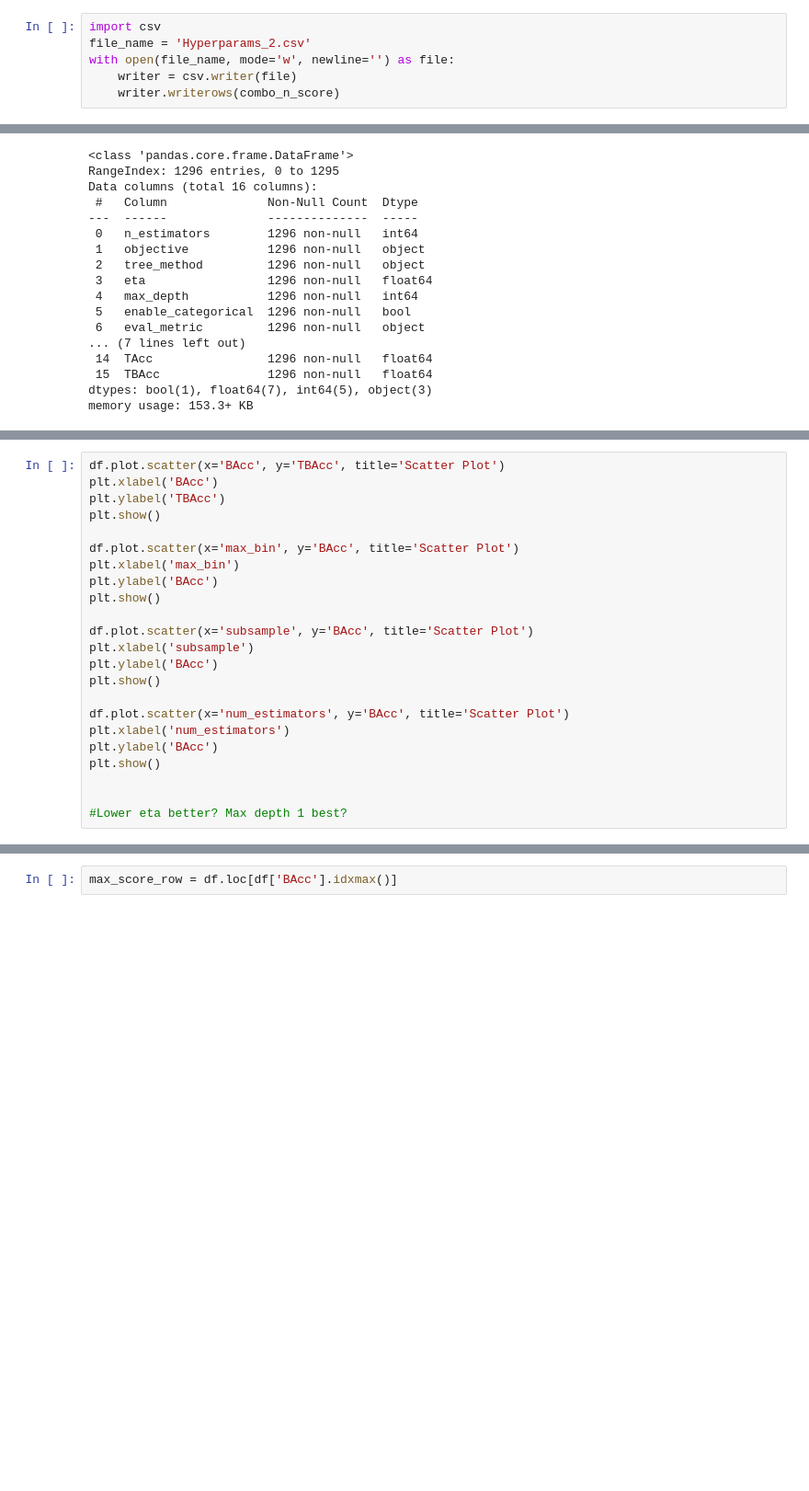
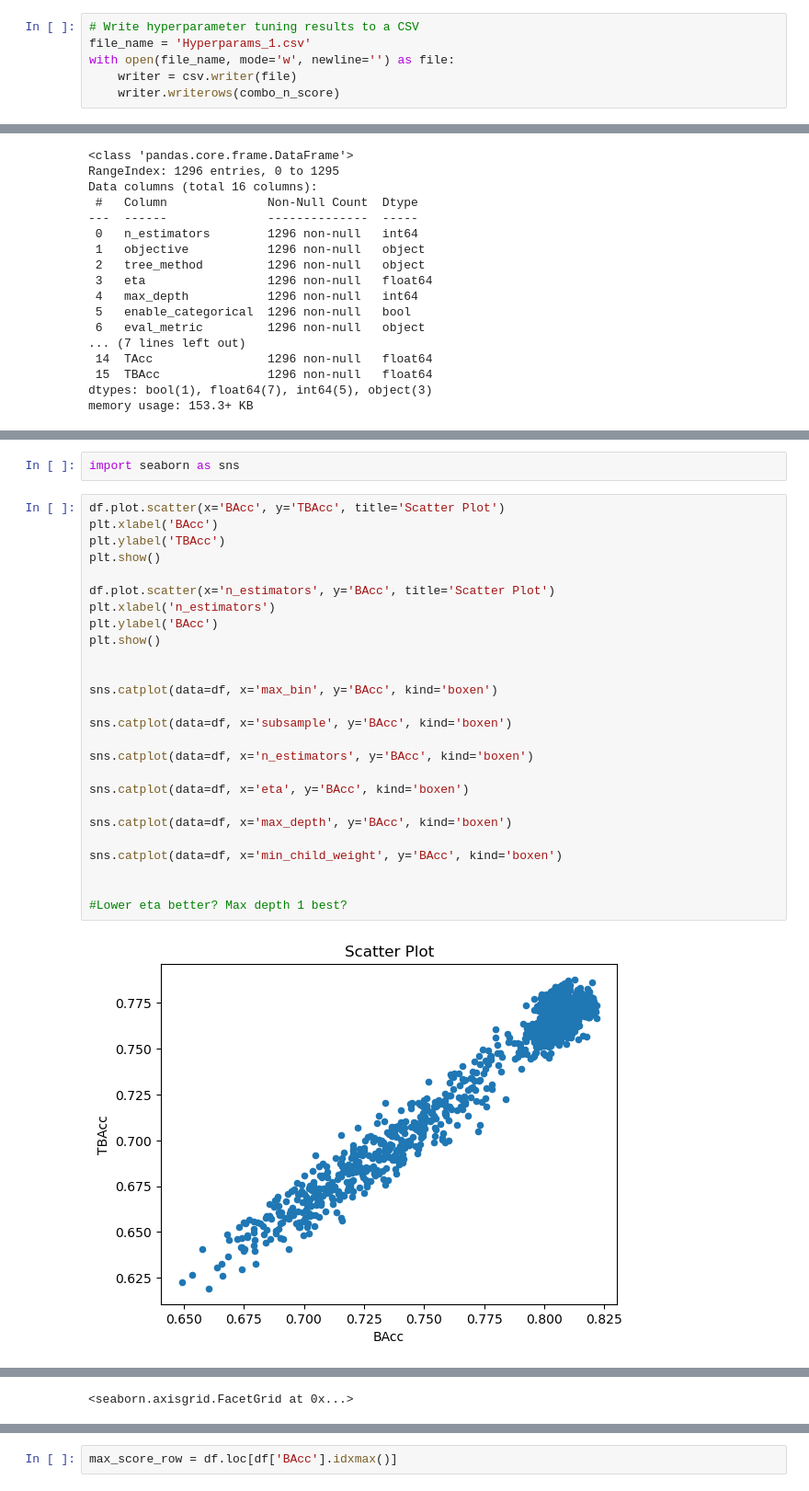
Before and after one commit to WNacci/Intro_to_ML_Competition, a Jupyter notebook: Main.ipynb, the cells around one changed output, grey strips where cells are left out. Shown at 92% size. Drawn from its saved outputs; the diff is of its cells as text; blank space fills up the shorter version.

```diff
--- a/Main.ipynb
+++ b/Main.ipynb
@@ -480,6 +451,6 @@ for combo in combinations:
 # %%
-import csv
-file_name = 'Hyperparams_2.csv'
+# Write hyperparameter tuning results to a CSV
+file_name = 'Hyperparams_1.csv'
 with open(file_name, mode='w', newline='') as file:
     writer = csv.writer(file)
     writer.writerows(combo_n_score)
@@ -539,23 +509,30 @@ memory usage: 153.3+ KB
+# %%
+import seaborn as sns
 # %%
 df.plot.scatter(x='BAcc', y='TBAcc', title='Scatter Plot')
 plt.xlabel('BAcc')
 plt.ylabel('TBAcc')
 plt.show()
 
-df.plot.scatter(x='max_bin', y='BAcc', title='Scatter Plot')
-plt.xlabel('max_bin')
-plt.ylabel('BAcc')
-plt.show()
-
-df.plot.scatter(x='subsample', y='BAcc', title='Scatter Plot')
-plt.xlabel('subsample')
-plt.ylabel('BAcc')
-plt.show()
-
-df.plot.scatter(x='num_estimators', y='BAcc', title='Scatter Plot')
-plt.xlabel('num_estimators')
+df.plot.scatter(x='n_estimators', y='BAcc', title='Scatter Plot')
+plt.xlabel('n_estimators')
 plt.ylabel('BAcc')
 plt.show()
 
 
+sns.catplot(data=df, x='max_bin', y='BAcc', kind='boxen')
+
+sns.catplot(data=df, x='subsample', y='BAcc', kind='boxen')
+
+sns.catplot(data=df, x='n_estimators', y='BAcc', kind='boxen')
+
+sns.catplot(data=df, x='eta', y='BAcc', kind='boxen')
+
+sns.catplot(data=df, x='max_depth', y='BAcc', kind='boxen')
+
+sns.catplot(data=df, x='min_child_weight', y='BAcc', kind='boxen')
+
+
 #Lower eta better? Max depth 1 best?
+# %% [output]
+[figure, added]
@@ -561,0 +540 @@ plt.show()
+<seaborn.axisgrid.FacetGrid at 0x...>
```
Also changed, not shown: parts of 35 cells of this notebook, 2 other files.
